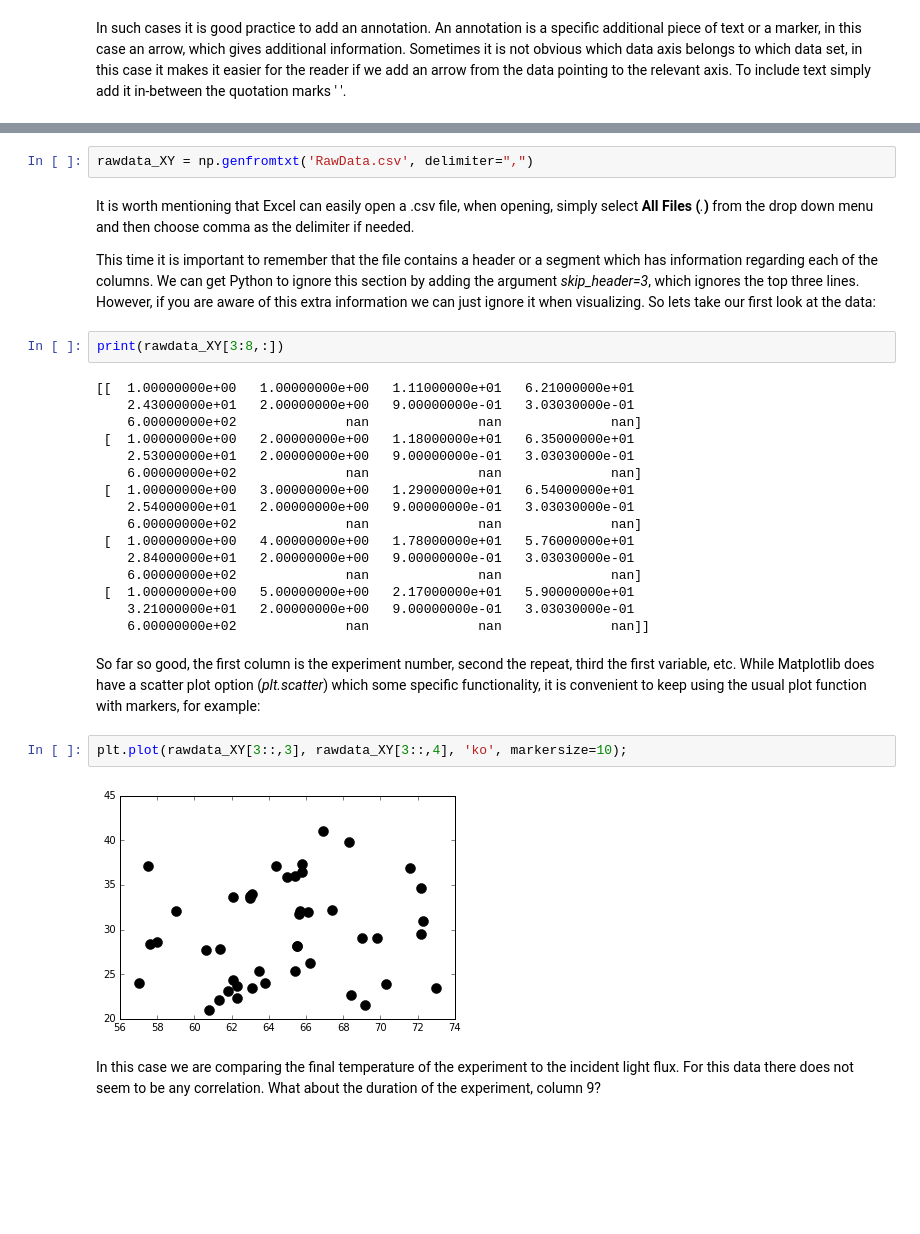
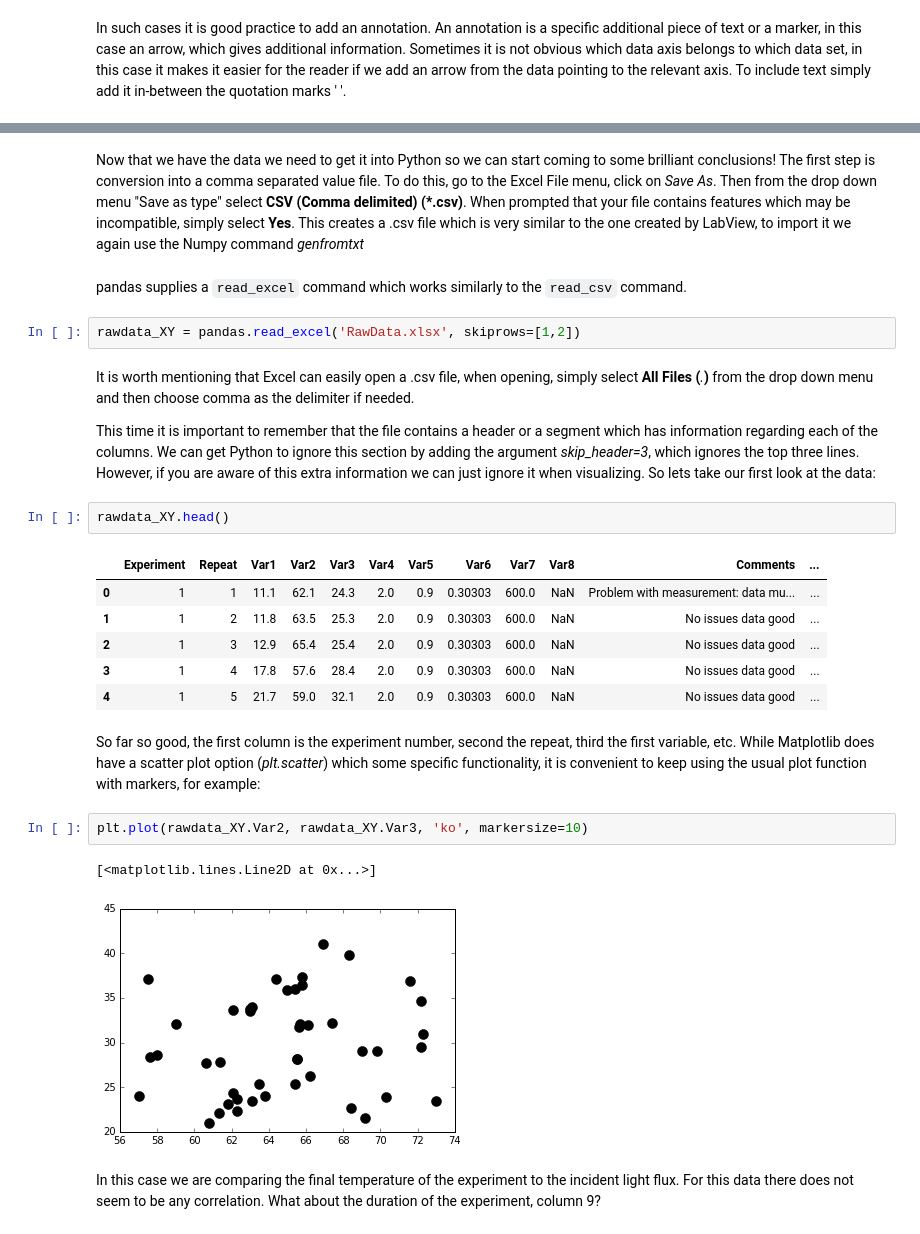
Before and after one commit to alchemyst/DataScience, a Jupyter notebook: Basic Plotting/Basic Plotting.ipynb, the cells around one changed output, grey strips where cells are left out. Saved outputs shown, nothing was run; the diff lists cells and outputs as text; blank space fills up the shorter version.

```diff
--- a/Basic Plotting/Basic Plotting.ipynb
+++ b/Basic Plotting/Basic Plotting.ipynb
@@ -201,32 +202,30 @@ This creates a .csv file which is very similar to the one created by LabView, to
-# %%
-rawdata_XY = np.genfromtxt('RawData.csv', delimiter=",")
+# %% [markdown]
+Now that we have the data we need to get it into Python so we can start coming to some brilliant conclusions!
+The first step is conversion into a comma separated value file. To do this, go to the Excel File menu, click on *Save As*. Then from the drop down menu "Save as type" select **CSV (Comma delimited) (*.csv)**. When prompted that your file contains features which may be incompatible, simply select **Yes**.
+This creates a .csv file which is very similar to the one created by LabView, to import it we again use the Numpy command *genfromtxt*
+# %% [markdown]
+pandas supplies a `read_excel` command which works similarly to the `read_csv` command.
+# %%
+rawdata_XY = pandas.read_excel('RawData.xlsx', skiprows=[1,2])
 # %% [markdown]
 It is worth mentioning that Excel can easily open a .csv file, when opening, simply select **All Files (***.***)** from the drop down menu and then choose comma as the delimiter if needed.
 
 This time it is important to remember that the file contains a header or a segment which has information regarding each of the columns. We can get Python to ignore this section by adding the argument *skip_header=3*, which ignores the top three lines. However, if you are aware of this extra information we can just ignore it when visualizing. So lets take our first look at the data:
-# %%
-print(rawdata_XY[3:8,:])
-# %% [output]
-[[  1.00000000e+00   1.00000000e+00   1.11000000e+01   6.21000000e+01
-    2.43000000e+01   2.00000000e+00   9.00000000e-01   3.03030000e-01
-    6.00000000e+02              nan              nan              nan]
- [  1.00000000e+00   2.00000000e+00   1.18000000e+01   6.35000000e+01
-    2.53000000e+01   2.00000000e+00   9.00000000e-01   3.03030000e-01
-    6.00000000e+02              nan              nan              nan]
- [  1.00000000e+00   3.00000000e+00   1.29000000e+01   6.54000000e+01
-    2.54000000e+01   2.00000000e+00   9.00000000e-01   3.03030000e-01
-    6.00000000e+02              nan              nan              nan]
- [  1.00000000e+00   4.00000000e+00   1.78000000e+01   5.76000000e+01
-    2.84000000e+01   2.00000000e+00   9.00000000e-01   3.03030000e-01
-    6.00000000e+02              nan              nan              nan]
- [  1.00000000e+00   5.00000000e+00   2.17000000e+01   5.90000000e+01
-    3.21000000e+01   2.00000000e+00   9.00000000e-01   3.03030000e-01
-    6.00000000e+02              nan              nan              nan]]
+# %%
+rawdata_XY.head()
+# %% [output]
+|  | Experiment | Repeat | Var1 | Var2 | Var3 | Var4 | Var5 | Var6 | Var7 | Var8 | Comments | ... |
+| 0 | 1 | 1 | 11.1 | 62.1 | 24.3 | 2.0 | 0.9 | 0.30303 | 600.0 | NaN | Problem with measurement: data mu... | ... |
+| 1 | 1 | 2 | 11.8 | 63.5 | 25.3 | 2.0 | 0.9 | 0.30303 | 600.0 | NaN | No issues data good | ... |
+| 2 | 1 | 3 | 12.9 | 65.4 | 25.4 | 2.0 | 0.9 | 0.30303 | 600.0 | NaN | No issues data good | ... |
+| 3 | 1 | 4 | 17.8 | 57.6 | 28.4 | 2.0 | 0.9 | 0.30303 | 600.0 | NaN | No issues data good | ... |
+| 4 | 1 | 5 | 21.7 | 59.0 | 32.1 | 2.0 | 0.9 | 0.30303 | 600.0 | NaN | No issues data good | ... |
 # %% [markdown]
 So far so good, the first column is the experiment number, second the repeat, third the first variable, etc. While Matplotlib does have a scatter plot option (*plt.scatter*) which some specific functionality, it is convenient to keep using the usual plot function with markers, for example:
 # %%
-plt.plot(rawdata_XY[3::,3], rawdata_XY[3::,4], 'ko', markersize=10);
+plt.plot(rawdata_XY.Var2, rawdata_XY.Var3, 'ko', markersize=10)
 # %% [output]
+[<matplotlib.lines.Line2D at 0x...>]
 [figure]
 # %% [markdown]
 In this case we are comparing the final temperature of the experiment to the incident light flux. For this data there does not seem to be any correlation. What about the duration of the experiment, column 9?
```
Also changed, not shown: parts of 15 cells of this notebook.
